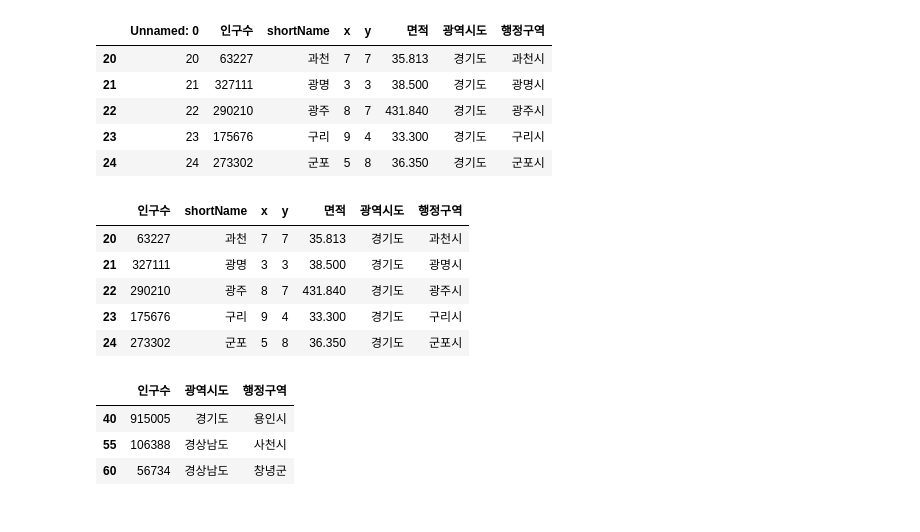
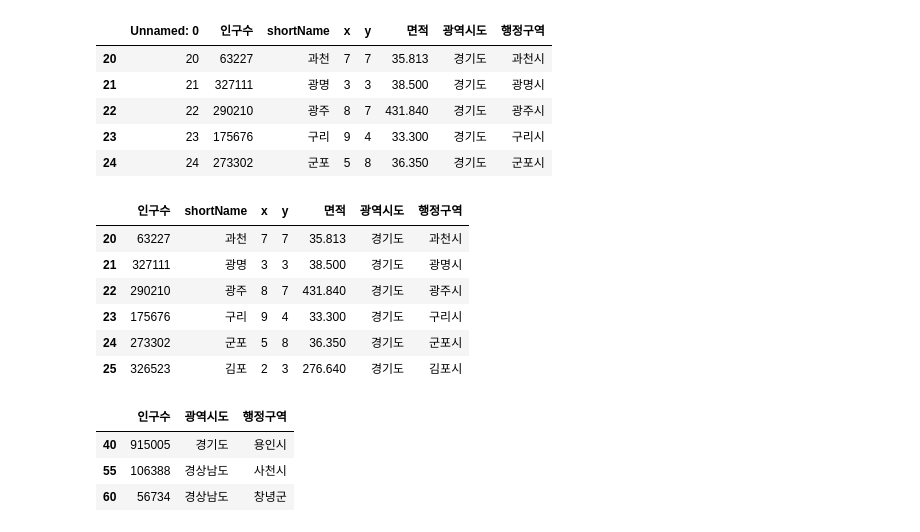
Before and after one commit to Suby201/Python_Webscraping_Analysis, a Jupyter notebook: 03-1.행정구역정보_분석과시각화.ipynb, the cells around one changed output. Saved outputs shown, nothing was run; the diff lists cells and outputs as text; code cells hidden in the pictures.

```diff
--- a/03-1.행정구역정보_분석과시각화.ipynb
+++ b/03-1.행정구역정보_분석과시각화.ipynb
@@ -504,13 +500,15 @@ pop_mean_std('서울특별시')
 # %%
 #iloc[row index, column index] 사용
 #인덱스가 20 부터 25까지 컬럼이 인구수부터 행정구역 까지
+data.iloc[20:26, 1:8]
 # %% [output]
 |  | 인구수 | shortName | x | y | 면적 | 광역시도 | 행정구역 |
 | 20 | 63227 | 과천 | 7 | 7 | 35.813 | 경기도 | 과천시 |
 | 21 | 327111 | 광명 | 3 | 3 | 38.500 | 경기도 | 광명시 |
 | 22 | 290210 | 광주 | 8 | 7 | 431.840 | 경기도 | 광주시 |
 | 23 | 175676 | 구리 | 9 | 4 | 33.300 | 경기도 | 구리시 |
 | 24 | 273302 | 군포 | 5 | 8 | 36.350 | 경기도 | 군포시 |
+| 25 | 326523 | 김포 | 2 | 3 | 276.640 | 경기도 | 김포시 |
 # %%
 #loc[] 사용
 #index가 40,55,60 이고, column이 인구수,광역시도,행정구역
```
Also changed, not shown: parts of 36 cells of this notebook, 5 other files.
